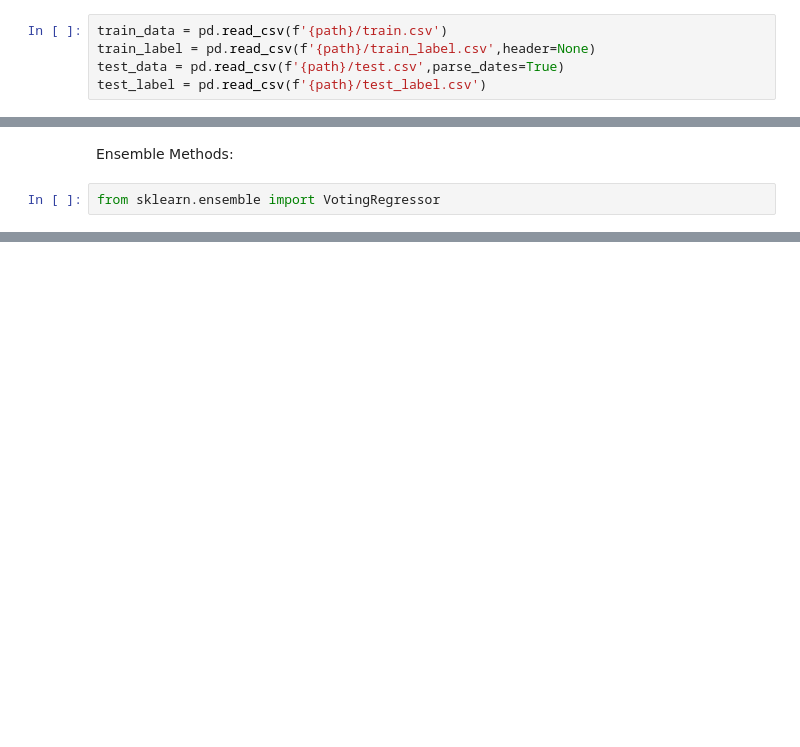
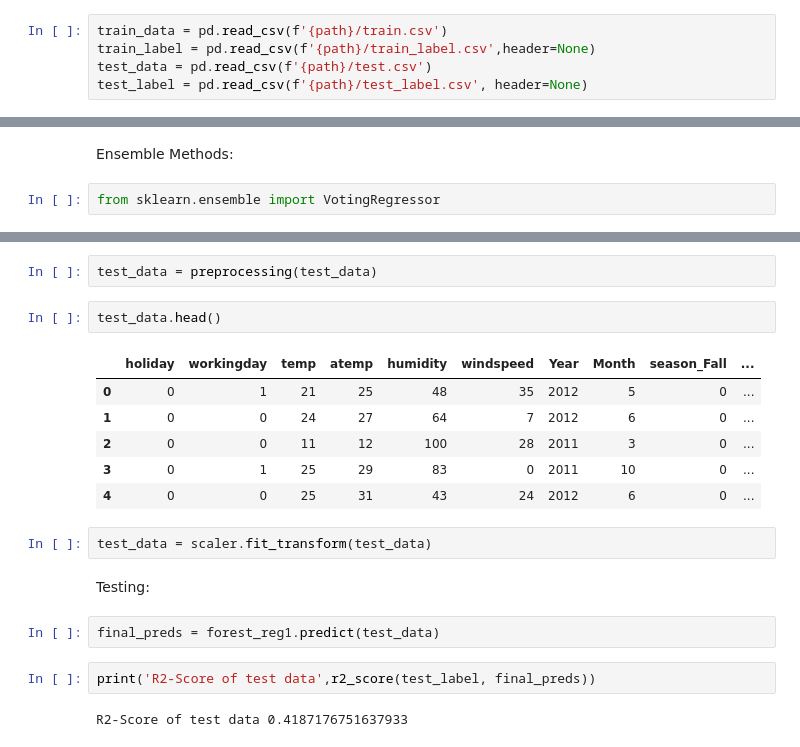
Before and after one commit to SriramyaK/Deep-Learning, a Jupyter notebook: Car_booking_system_ver_1_0a.ipynb, the cells around one changed output, grey strips where cells are left out. Saved outputs shown, nothing was run; the diff lists cells and outputs as text; blank space fills up the shorter version.

```diff
--- a/Car_booking_system_ver_1_0a.ipynb
+++ b/Car_booking_system_ver_1_0a.ipynb
@@ -27,8 +27,8 @@ os.listdir(path)
 # %%
 train_data = pd.read_csv(f'{path}/train.csv')
 train_label = pd.read_csv(f'{path}/train_label.csv',header=None)
-test_data = pd.read_csv(f'{path}/test.csv',parse_dates=True)
-test_label = pd.read_csv(f'{path}/test_label.csv')
+test_data = pd.read_csv(f'{path}/test.csv')
+test_label = pd.read_csv(f'{path}/test_label.csv', header=None)
 # %%
 train_data.head()
 # %% [output]
@@ -362,0 +439,21 @@ for clf in (lm,forest_reg1,svm_reg,voting_clf):
+# %%
+test_data = preprocessing(test_data)
+# %%
+test_data.head()
+# %% [output]
+|  | holiday | workingday | temp | atemp | humidity | windspeed | Year | Month | season_Fall | ... |
+| 0 | 0 | 1 | 21 | 25 | 48 | 35 | 2012 | 5 | 0 | ... |
+| 1 | 0 | 0 | 24 | 27 | 64 | 7 | 2012 | 6 | 0 | ... |
+| 2 | 0 | 0 | 11 | 12 | 100 | 28 | 2011 | 3 | 0 | ... |
+| 3 | 0 | 1 | 25 | 29 | 83 | 0 | 2011 | 10 | 0 | ... |
+| 4 | 0 | 0 | 25 | 31 | 43 | 24 | 2012 | 6 | 0 | ... |
+# %%
+test_data = scaler.fit_transform(test_data)
+# %% [markdown]
+Testing:
+# %%
+final_preds = forest_reg1.predict(test_data)
+# %%
+print('R2-Score of test data',r2_score(test_label, final_preds))
+# %% [output]
+R2-Score of test data 0.4187176751637933
```
Also changed, not shown: parts of 31 cells of this notebook.
